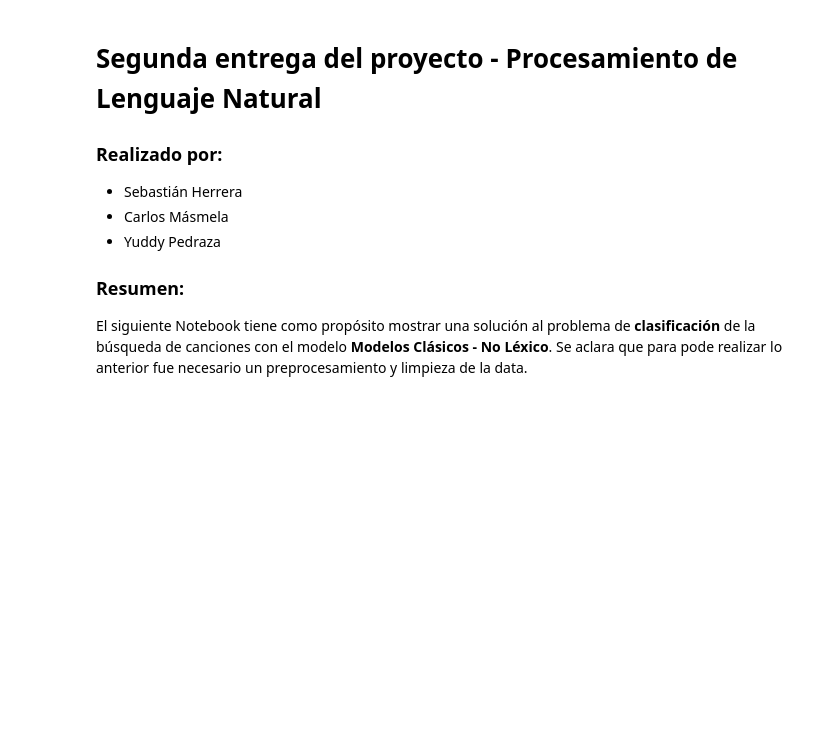
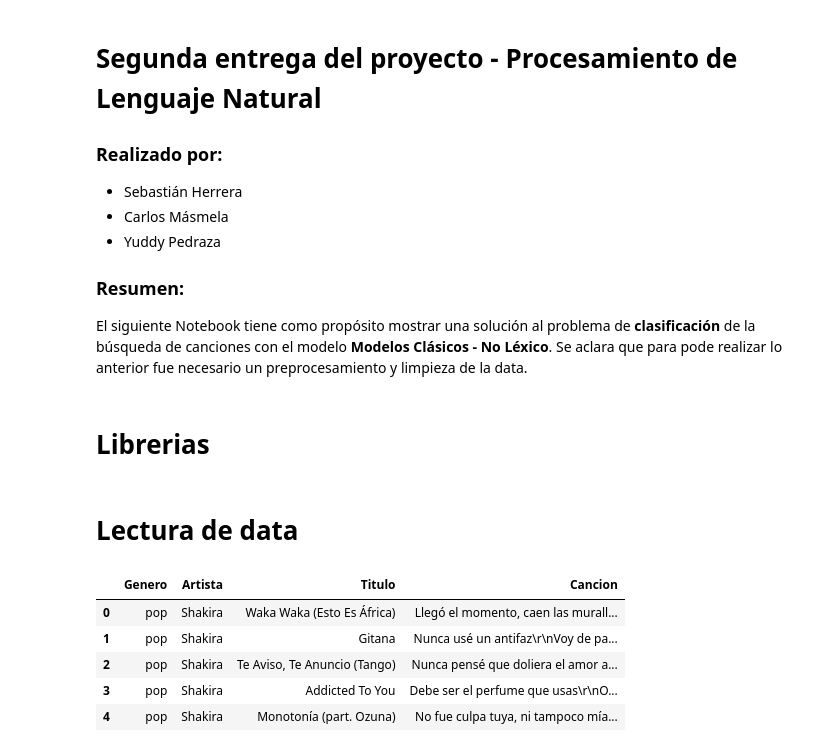
Before and after one commit to candemas97/hgmp-nlp-project, a Jupyter notebook: entregas/entrega2/clasificacion_no_lexica/main_clasico_no_lexico.ipynb, the cells around one changed output. Drawn from its saved outputs; the diff is of its cells as text; code cells hidden in the pictures; blank space fills up the shorter version.

```diff
--- a/entregas/entrega2/clasificacion_no_lexica/main_clasico_no_lexico.ipynb
+++ b/entregas/entrega2/clasificacion_no_lexica/main_clasico_no_lexico.ipynb
@@ -12,3 +12,5 @@
 ### **Resumen:**
 
 El siguiente Notebook tiene como propósito mostrar una solución al problema de **clasificación** de la búsqueda de canciones con el modelo **Modelos Clásicos - No Léxico**. Se aclara que para pode realizar lo anterior fue necesario un preprocesamiento y limpieza de la data.
+# %% [markdown]
+# **Librerias**
@@ -14,0 +20,13 @@ El siguiente Notebook tiene como propósito mostrar una solución al problema de
+# %% [markdown]
+# **Lectura de data**
+# %%
+ruta = "../../../data/data_processed/data.csv"
+data = pd.read_csv(ruta)
+data.head()
+# %% [output]
+|  | Genero | Artista | Titulo | Cancion |
+| 0 | pop | Shakira | Waka Waka (Esto Es África) | Llegó el momento, caen las murall... |
+| 1 | pop | Shakira | Gitana | Nunca usé un antifaz\r\nVoy de pa... |
+| 2 | pop | Shakira | Te Aviso, Te Anuncio (Tango) | Nunca pensé que doliera el amor a... |
+| 3 | pop | Shakira | Addicted To You | Debe ser el perfume que usas\r\nO... |
+| 4 | pop | Shakira | Monotonía (part. Ozuna) | No fue culpa tuya, ni tampoco mía... |
```
Also changed, not shown: parts of 1 cell of this notebook, 2 other files.
